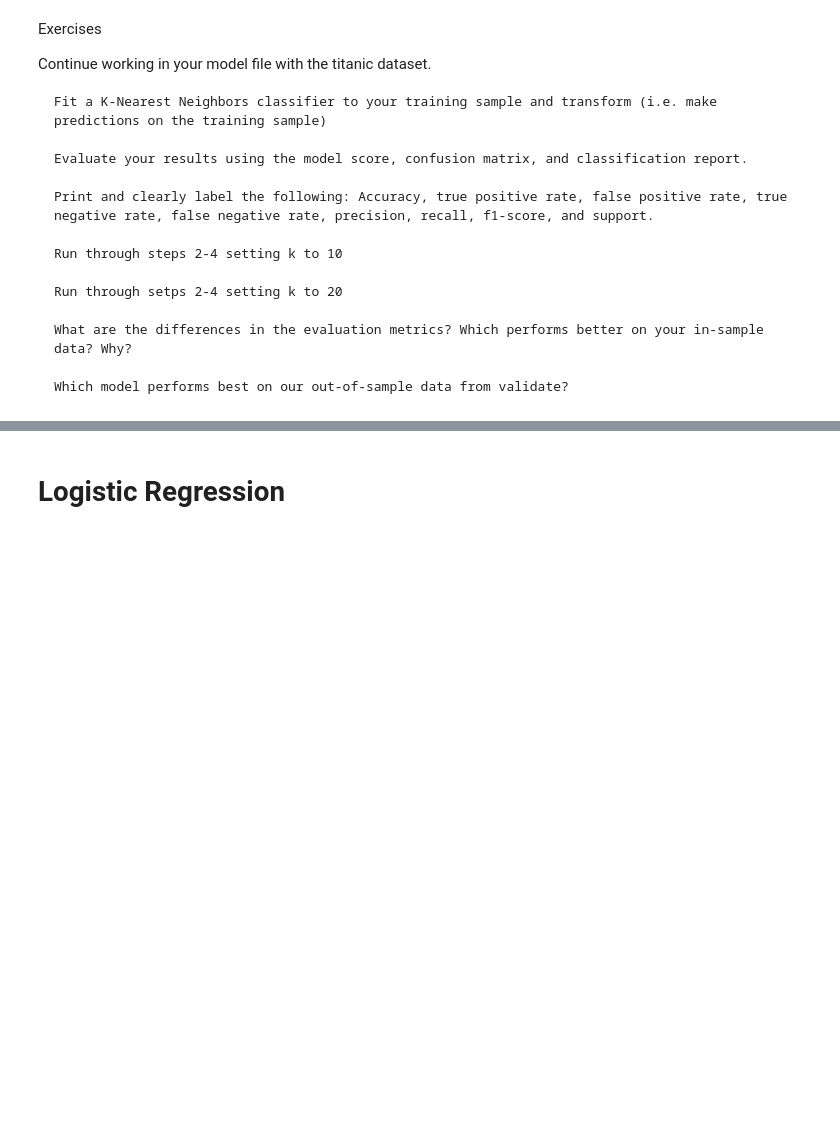
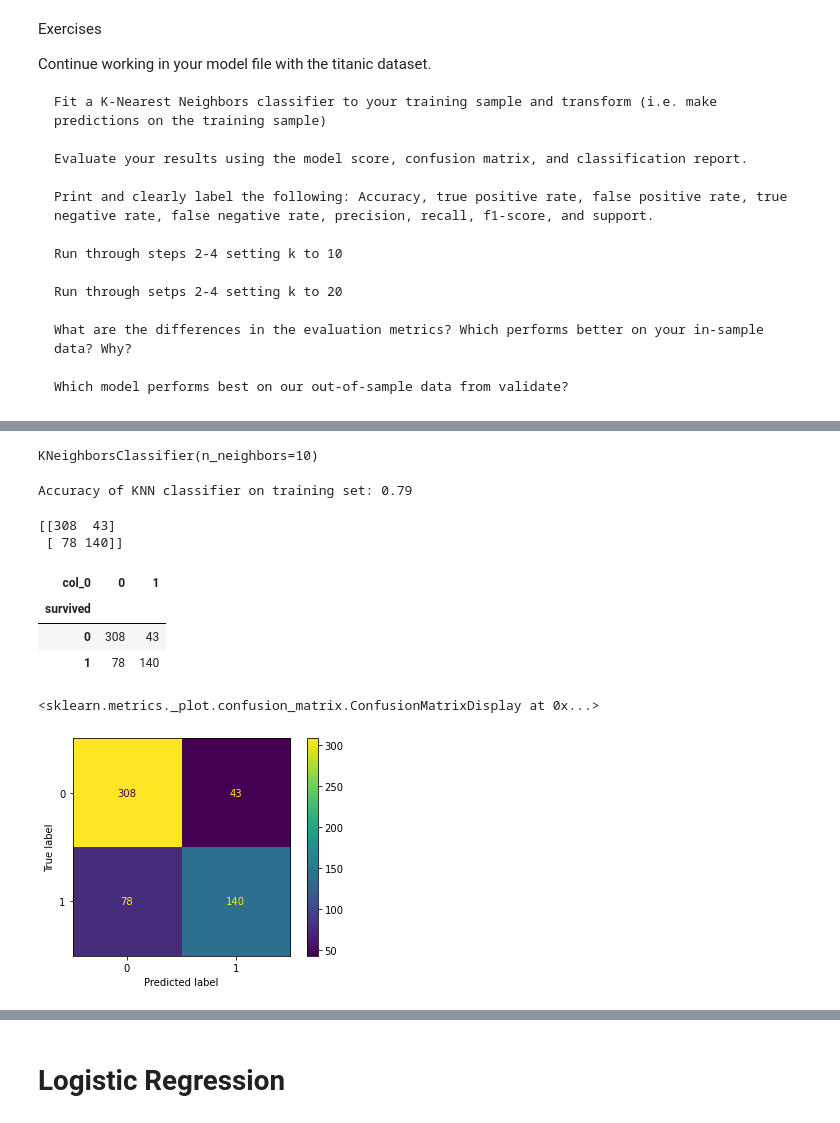
Before and after one commit to Jgardin875/classification-exercises, a Jupyter notebook: model.ipynb, the cells around one changed output, grey strips where cells are left out. Drawn from its saved outputs; the diff is of its cells as text; code cells hidden in the pictures; blank space fills up the shorter version.

```diff
--- a/model.ipynb
+++ b/model.ipynb
@@ -1191,0 +1295,6 @@ Continue working in your model file with the titanic dataset.
+# %%
+knn1 = KNeighborsClassifier(n_neighbors=10, weights='uniform')
+# %%
+knn1.fit(x_train, y_train)
+# %% [output]
+KNeighborsClassifier(n_neighbors=10)
@@ -1191,0 +1307,22 @@ Continue working in your model file with the titanic dataset.
+# %%
+print('Accuracy of KNN classifier on training set: {:.2f}'
+     .format(knn1.score(x_train, y_train)))
+# %% [output]
+Accuracy of KNN classifier on training set: 0.79
+# %%
+print(confusion_matrix(y_train, y_pred))
+# %% [output]
+[[308  43]
+ [ 78 140]]
+# %%
+pd.crosstab(y_train, y_pred)
+# %% [output]
+| col_0 | 0 | 1 |
+| survived |  |  |
+| 0 | 308 | 43 |
+| 1 | 78 | 140 |
+# %%
+plot_confusion_matrix(knn1, x_train, y_train)
+# %% [output]
+<sklearn.metrics._plot.confusion_matrix.ConfusionMatrixDisplay at 0x...>
+[figure, added]
```
Also changed, not shown: parts of 54 cells of this notebook, 2 other files.
